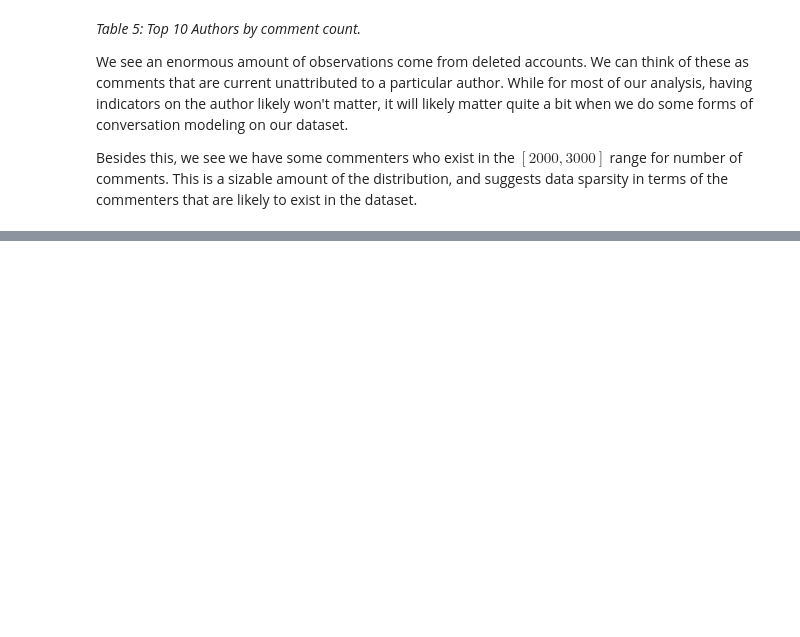
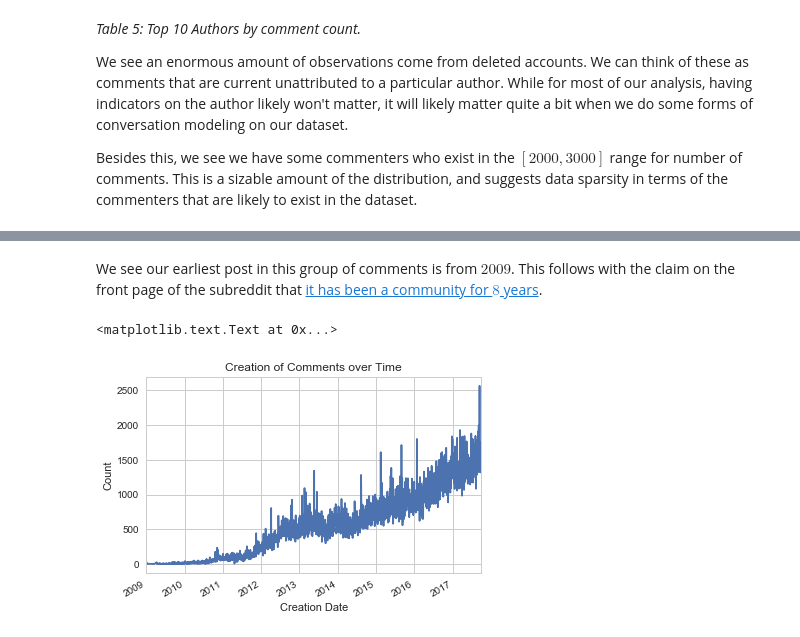
Before and after one commit to PLBMR/mentalHealthDataAnalysis, a Jupyter notebook: rDepression/analysis/fullDatasetEDA.ipynb, the cells around one changed output, grey strips where cells are left out. Drawn from its saved outputs; the diff is of its cells as text; code cells hidden in the pictures; blank space fills up the shorter version.

Commit message:
Added some time-level analysis

```diff
--- a/rDepression/analysis/fullDatasetEDA.ipynb
+++ b/rDepression/analysis/fullDatasetEDA.ipynb
@@ -318,0 +321,4 @@ Besides this, we see we have some commenters who exist in the $[2000,3000]$ rang
+# %%
+#convert from utc
+filteredCommentFrame["creationDatetime"] = pd.to_datetime(
+                            filteredCommentFrame["created_utc"],unit = 's')
@@ -318,0 +329,17 @@ Besides this, we see we have some commenters who exist in the $[2000,3000]$ rang
+# %% [markdown]
+We see our earliest post in this group of comments is from $2009$. This follows with the claim on the front page of the subreddit that [it has been a community for $8$ years](https://www.reddit.com/r/depression/).
+# %%
+#just get dates
+filteredCommentFrame["creationDate"] = pd.to_datetime(
+                        filteredCommentFrame["creationDatetime"].dt.date)
+# %%
+#then get count over time
+creationDateCountSeries = filteredCommentFrame.groupby("creationDate")[
+                                                                "id"].count()
+creationDateCountSeries.plot()
+plt.xlabel("Creation Date")
+plt.ylabel("Count")
+plt.title("Creation of Comments over Time")
+# %% [output]
+<matplotlib.text.Text at 0x...>
+[figure, added]
```
Also changed, not shown: parts of 5 cells of this notebook.
